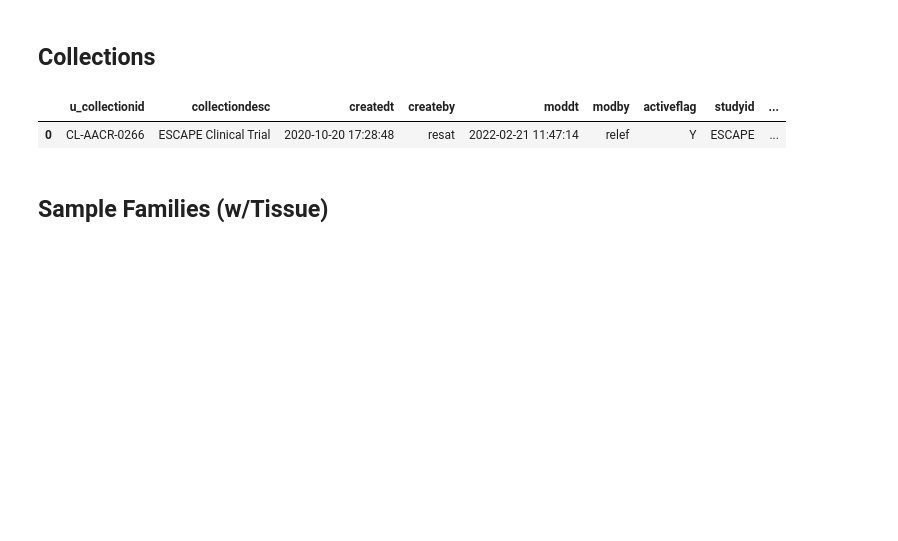
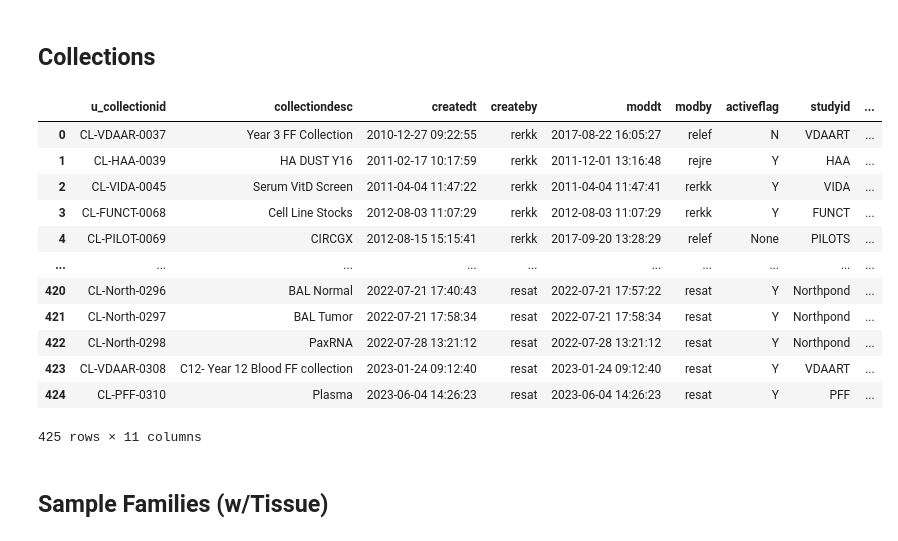
Before and after one commit to Jaclyn922/Data-Scientist-Co-op-in-Brigham-and-Women-s-Hospital, a Jupyter notebook: notebook/study-overview.ipynb, the cells around one changed output. Saved outputs shown, nothing was run; the diff lists cells and outputs as text; code cells hidden in the pictures; blank space fills up the shorter version.

```diff
--- a/notebook/study-overview.ipynb
+++ b/notebook/study-overview.ipynb
@@ -189,15 +206,26 @@ dtype: int64
 # %% [markdown]
 ## Collections
 # %%
-q_collections = session.query(Collection).filter(Collection.c.studyid==STUDY)
+q_collections = session.query(Collection).filter()
 collections = pd.read_sql(q_collections.statement, session.bind)
 collections.drop(columns=['usersequence', 'auditsequence', 'tracelogid', 'timepointname', 'timepointstart', 'timepointend', 'timepointtimeunits',
                           'visitstart',  'visitname', 'visittimeunits', 'visitend', 'alternatename', 'receivableflag', 'restrictionclassid',
                          'protocolname', 'startdt', 'enddt', 'templateflag', 'notes', 'createtool', 'modtool'], inplace=True)
 collections
 # %% [output]
 |  | u_collectionid | collectiondesc | createdt | createby | moddt | modby | activeflag | studyid | ... |
-| 0 | CL-AACR-0266 | ESCAPE Clinical Trial | 2020-10-20 17:28:48 | resat | 2022-02-21 11:47:14 | relef | Y | ESCAPE | ... |
+| 0 | CL-VDAAR-0037 | Year 3 FF Collection | 2010-12-27 09:22:55 | rerkk | 2017-08-22 16:05:27 | relef | N | VDAART | ... |
+| 1 | CL-HAA-0039 | HA DUST Y16 | 2011-02-17 10:17:59 | rerkk | 2011-12-01 13:16:48 | rejre | Y | HAA | ... |
+| 2 | CL-VIDA-0045 | Serum VitD Screen | 2011-04-04 11:47:22 | rerkk | 2011-04-04 11:47:41 | rerkk | Y | VIDA | ... |
+| 3 | CL-FUNCT-0068 | Cell Line Stocks | 2012-08-03 11:07:29 | rerkk | 2012-08-03 11:07:29 | rerkk | Y | FUNCT | ... |
+| 4 | CL-PILOT-0069 | CIRCGX | 2012-08-15 15:15:41 | rerkk | 2017-09-20 13:28:29 | relef | None | PILOTS | ... |
+| ... | ... | ... | ... | ... | ... | ... | ... | ... | ... |
+| 420 | CL-North-0296 | BAL Normal | 2022-07-21 17:40:43 | resat | 2022-07-21 17:57:22 | resat | Y | Northpond | ... |
+| 421 | CL-North-0297 | BAL Tumor | 2022-07-21 17:58:34 | resat | 2022-07-21 17:58:34 | resat | Y | Northpond | ... |
+| 422 | CL-North-0298 | PaxRNA | 2022-07-28 13:21:12 | resat | 2022-07-28 13:21:12 | resat | Y | Northpond | ... |
+| 423 | CL-VDAAR-0308 | C12- Year 12 Blood FF collection | 2023-01-24 09:12:40 | resat | 2023-01-24 09:12:40 | resat | Y | VDAART | ... |
+| 424 | CL-PFF-0310 | Plasma | 2023-06-04 14:26:23 | resat | 2023-06-04 14:26:23 | resat | Y | PFF | ... |
+425 rows × 11 columns
 # %% [markdown]
 ## Sample Families (w/Tissue)
 # %%
```
Also changed, not shown: parts of 57 cells of this notebook, 2 other files.
